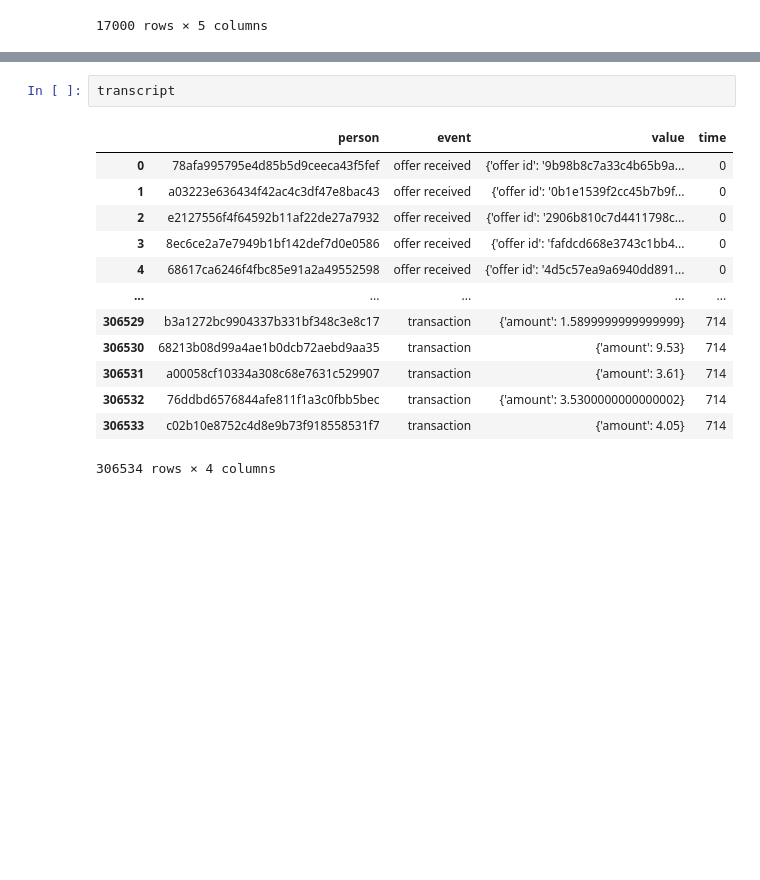
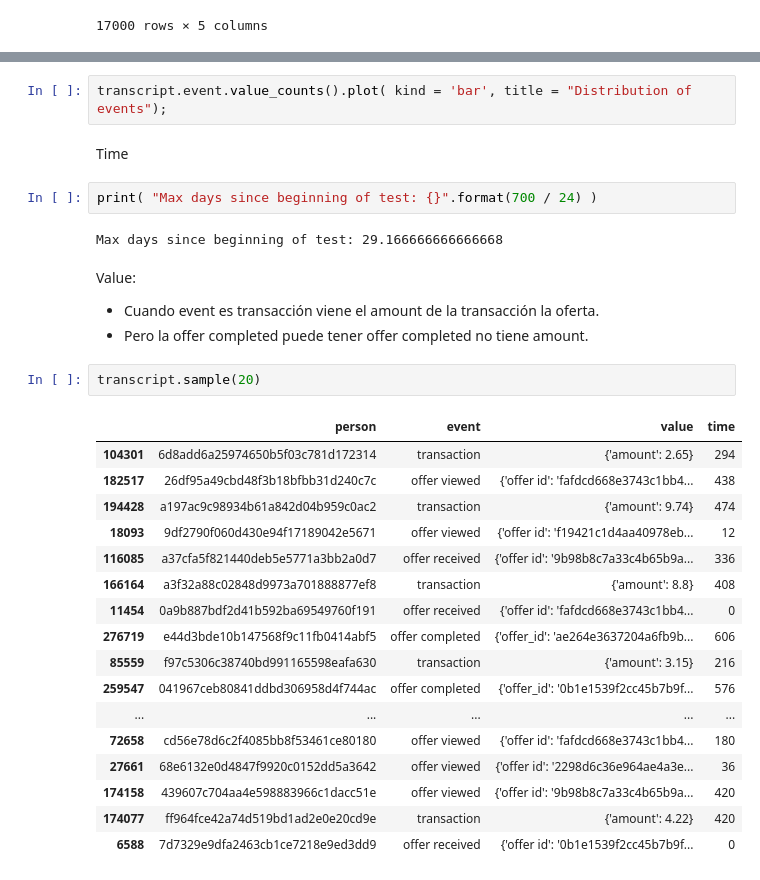
Before and after one commit to Druizm128/starbucks_project, a Jupyter notebook: eda.ipynb, the cells around one changed output, grey strips where cells are left out. Drawn from its saved outputs; the diff is of its cells as text; blank space fills up the shorter version.

```diff
--- a/eda.ipynb
+++ b/eda.ipynb
@@ -42,16 +140,33 @@ profile
+# %%
+transcript.event.value_counts().plot( kind = 'bar', title = "Distribution of events");
+# %% [markdown]
+Time
+# %%
+print( "Max days since beginning of test: {}".format(700 / 24) )
+# %% [output]
+Max days since beginning of test: 29.166666666666668
+# %% [markdown]
+Value:
+
+* Cuando event es transacción viene el amount de la transacción la oferta.
+* Pero la offer completed puede tener offer completed no tiene amount.
 # %%
-transcript
+transcript.sample(20)
 # %% [output]
 |  | person | event | value | time |
-| 0 | 78afa995795e4d85b5d9ceeca43f5fef | offer received | {'offer id': '9b98b8c7a33c4b65b9a... | 0 |
-| 1 | a03223e636434f42ac4c3df47e8bac43 | offer received | {'offer id': '0b1e1539f2cc45b7b9f... | 0 |
-| 2 | e2127556f4f64592b11af22de27a7932 | offer received | {'offer id': '2906b810c7d4411798c... | 0 |
-| 3 | 8ec6ce2a7e7949b1bf142def7d0e0586 | offer received | {'offer id': 'fafdcd668e3743c1bb4... | 0 |
-| 4 | 68617ca6246f4fbc85e91a2a49552598 | offer received | {'offer id': '4d5c57ea9a6940dd891... | 0 |
+| 104301 | 6d8add6a25974650b5f03c781d172314 | transaction | {'amount': 2.65} | 294 |
+| 182517 | 26df95a49cbd48f3b18bfbb31d240c7c | offer viewed | {'offer id': 'fafdcd668e3743c1bb4... | 438 |
+| 194428 | a197ac9c98934b61a842d04b959c0ac2 | transaction | {'amount': 9.74} | 474 |
+| 18093 | 9df2790f060d430e94f17189042e5671 | offer viewed | {'offer id': 'f19421c1d4aa40978eb... | 12 |
+| 116085 | a37cfa5f821440deb5e5771a3bb2a0d7 | offer received | {'offer id': '9b98b8c7a33c4b65b9a... | 336 |
+| 166164 | a3f32a88c02848d9973a701888877ef8 | transaction | {'amount': 8.8} | 408 |
+| 11454 | 0a9b887bdf2d41b592ba69549760f191 | offer received | {'offer id': 'fafdcd668e3743c1bb4... | 0 |
+| 276719 | e44d3bde10b147568f9c11fb0414abf5 | offer completed | {'offer_id': 'ae264e3637204a6fb9b... | 606 |
+| 85559 | f97c5306c38740bd991165598eafa630 | transaction | {'amount': 3.15} | 216 |
+| 259547 | 041967ceb80841ddbd306958d4f744ac | offer completed | {'offer_id': '0b1e1539f2cc45b7b9f... | 576 |
 | ... | ... | ... | ... | ... |
-| 306529 | b3a1272bc9904337b331bf348c3e8c17 | transaction | {'amount': 1.5899999999999999} | 714 |
-| 306530 | 68213b08d99a4ae1b0dcb72aebd9aa35 | transaction | {'amount': 9.53} | 714 |
-| 306531 | a00058cf10334a308c68e7631c529907 | transaction | {'amount': 3.61} | 714 |
-| 306532 | 76ddbd6576844afe811f1a3c0fbb5bec | transaction | {'amount': 3.5300000000000002} | 714 |
-| 306533 | c02b10e8752c4d8e9b73f918558531f7 | transaction | {'amount': 4.05} | 714 |
+| 72658 | cd56e78d6c2f4085bb8f53461ce80180 | offer viewed | {'offer id': 'fafdcd668e3743c1bb4... | 180 |
+| 27661 | 68e6132e0d4847f9920c0152dd5a3642 | offer viewed | {'offer id': '2298d6c36e964ae4a3e... | 36 |
+| 174158 | 439607c704aa4e598883966c1dacc51e | offer viewed | {'offer id': '9b98b8c7a33c4b65b9a... | 420 |
+| 174077 | ff964fce42a74d519bd1ad2e0e20cd9e | transaction | {'amount': 4.22} | 420 |
+| 6588 | 7d7329e9dfa2463cb1ce7218e9ed3dd9 | offer received | {'offer id': '0b1e1539f2cc45b7b9f... | 0 |
-306534 rows × 4 columns
```
Also changed, not shown: parts of 21 cells of this notebook.
